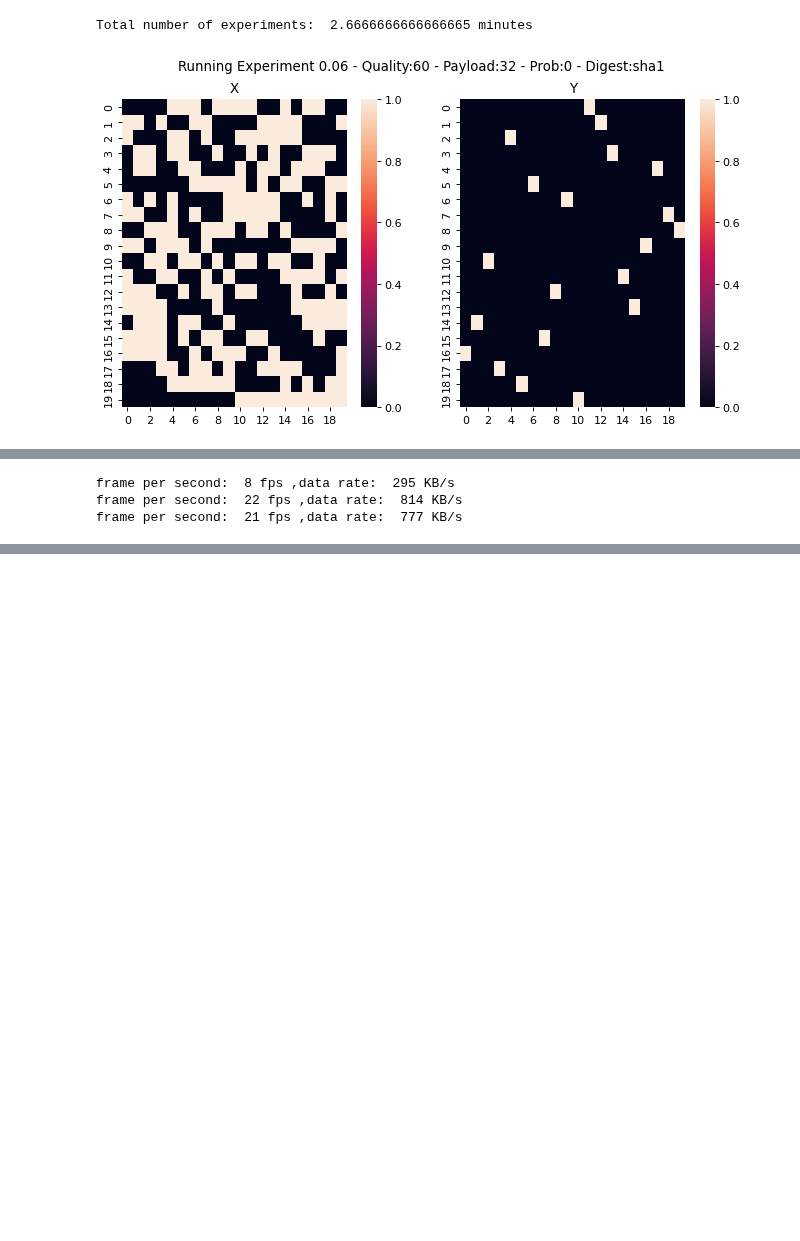
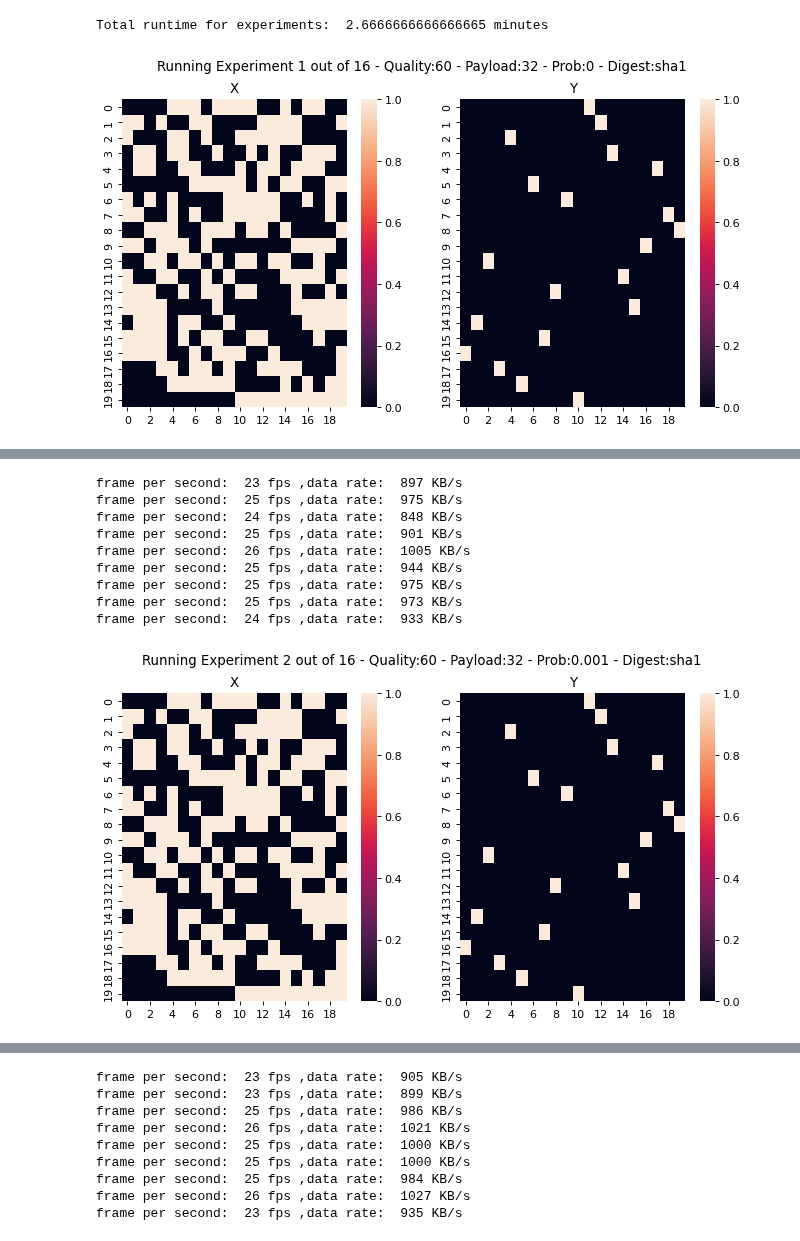
Before and after one commit to mkashani-phd/OptiMAC, a Jupyter notebook: UDP Demo/tx.ipynb, the cells around one changed output, grey strips where cells are left out. Drawn from its saved outputs; the diff is of its cells as text; code cells hidden in the pictures; blank space fills up the shorter version.

```diff
--- a/UDP Demo/tx.ipynb
+++ b/UDP Demo/tx.ipynb
@@ -105,7 +105,7 @@ param['X'] = X.tolist()
 param['Y'] = Y.tolist()
 param['KEY'] = "key"
 param['DIGESTMOD'] = 'sha384'
-param['PAYLOAD_SIZE_BYTE']= 128
+param['PAYLOAD_SIZE_BYTE']= 1024
 param['QUALITY'] = 70   # param['QUALITY'] of the JPEG compression
 param['ATTACK_PROBABILITY'] = 0.00  # probability of the attack
 param['DURATION'] = 10  # running time of the sender in seconds
@@ -124,12 +133,12 @@ PORT = 23422
 
 ################# number of experimnets ###############
 # qualities = [30, 60, 95]
-# payloads = [32, 128, 256, 1024]
-# probabilities = [0, 0.001, 0.05, 0.1, 0.2, 0.3]
+# payloads_size = [32, 128, 256, 1024]
+# attack_probabilities = [0, 0.001, 0.05, 0.1, 0.2, 0.3]
 
 qualities = [60]
-payloads = [32, 128]
-probabilities = [0, 0.001]
+payload_sizes = [32, 128]
+attack_probabilities = [0, 0.001]
 
 digets = ['sha1']
 Duration = 10 # Seconds
@@ -144,8 +153,8 @@ for i in range(len(exp)):
         continue
     total_number_of_experiments += 1
 
-total_number_of_experiments = len(qualities)*len(payloads)*len(probabilities)*len(digets)*total_number_of_experiments
-print("Total number of experiments: ", total_number_of_experiments*Duration/60, "minutes")
+total_number_of_experiments = len(qualities)*len(payload_sizes)*len(attack_probabilities)*len(digets)*total_number_of_experiments
+print("Total runtime for experiments: ", total_number_of_experiments*Duration/60, "minutes")
 
 cnt = 0
 for i in range(len(exp)):
@@ -162,37 +171,37 @@ for i in range(len(exp)):
     # except:
     #     continue
 
     for quality in qualities:
-        for payload in payloads:
-            for prob in probabilities:
+        for payload_size in payload_sizes:
+            for attack_prob in attack_probabilities:
                 for digest in digets:
 
                     param = {}
                     param['X'] = X.tolist()
                     param['Y'] = Y.tolist()
                     param['KEY'] = "key"
                     param['DIGESTMOD'] = digest
-                    param['PAYLOAD_SIZE_BYTE'] = payload
+                    param['PAYLOAD_SIZE_BYTE'] = payload_size
                     param['QUALITY'] = quality
-                    param['ATTACK_PROBABILITY'] = prob
+                    param['ATTACK_PROBABILITY'] = attack_prob
                     param['DURATION'] = Duration
 
                     plt.figure(figsize = (10,5), dpi=80)
                     plt.subplot(1, 2, 1)
                     sns.heatmap(param['X'])
                     plt.title('X')
                     plt.subplot(1, 2, 2)
                     try:
                         sns.heatmap(param['Y'])
                         plt.title('Y')
                     except:
                         pass
                     cnt += 1
-                    plt.suptitle('Running Experiment ' + str(np.round(cnt/total_number_of_experiments,2)) + ' - Quality:' + str(quality) + ' - Payload:' + str(payload) + ' - Prob:' + str(prob) + ' - Digest:' + digest)
+                    plt.suptitle(f'Running Experiment {cnt} out of {total_number_of_experiments}' + ' - Quality:' + str(quality) + ' - Payload:' + str(payload_size) + ' - Prob:' + str(attack_prob) + ' - Digest:' + digest)
                     plt.show()
 
                     tx_param(IP, PORT, param)
                     run_experiment(IP, PORT, param)
 # %% [output]
-Total number of experiments:  2.6666666666666665 minutes
+Total runtime for experiments:  2.6666666666666665 minutes
-[figure, old version]
+[figure, new version]
@@ -200,3 +209,10 @@ Total number of experiments:  2.6666666666666665 minutes
-frame per second:  8 fps ,data rate:  295 KB/s
-frame per second:  22 fps ,data rate:  814 KB/s
-frame per second:  21 fps ,data rate:  777 KB/s
+frame per second:  23 fps ,data rate:  897 KB/s
+frame per second:  25 fps ,data rate:  975 KB/s
+frame per second:  24 fps ,data rate:  848 KB/s
+frame per second:  25 fps ,data rate:  901 KB/s
+frame per second:  26 fps ,data rate:  1005 KB/s
+frame per second:  25 fps ,data rate:  944 KB/s
+frame per second:  25 fps ,data rate:  975 KB/s
+frame per second:  25 fps ,data rate:  973 KB/s
+frame per second:  24 fps ,data rate:  933 KB/s
+[figure, added]
@@ -202,0 +220,9 @@ frame per second:  21 fps ,data rate:  777 KB/s
+frame per second:  23 fps ,data rate:  905 KB/s
+frame per second:  23 fps ,data rate:  899 KB/s
+frame per second:  25 fps ,data rate:  986 KB/s
+frame per second:  26 fps ,data rate:  1021 KB/s
+frame per second:  25 fps ,data rate:  1000 KB/s
+frame per second:  25 fps ,data rate:  1000 KB/s
+frame per second:  25 fps ,data rate:  984 KB/s
+frame per second:  26 fps ,data rate:  1027 KB/s
+frame per second:  23 fps ,data rate:  935 KB/s
```
Also changed, not shown: parts of 2 cells of this notebook.
